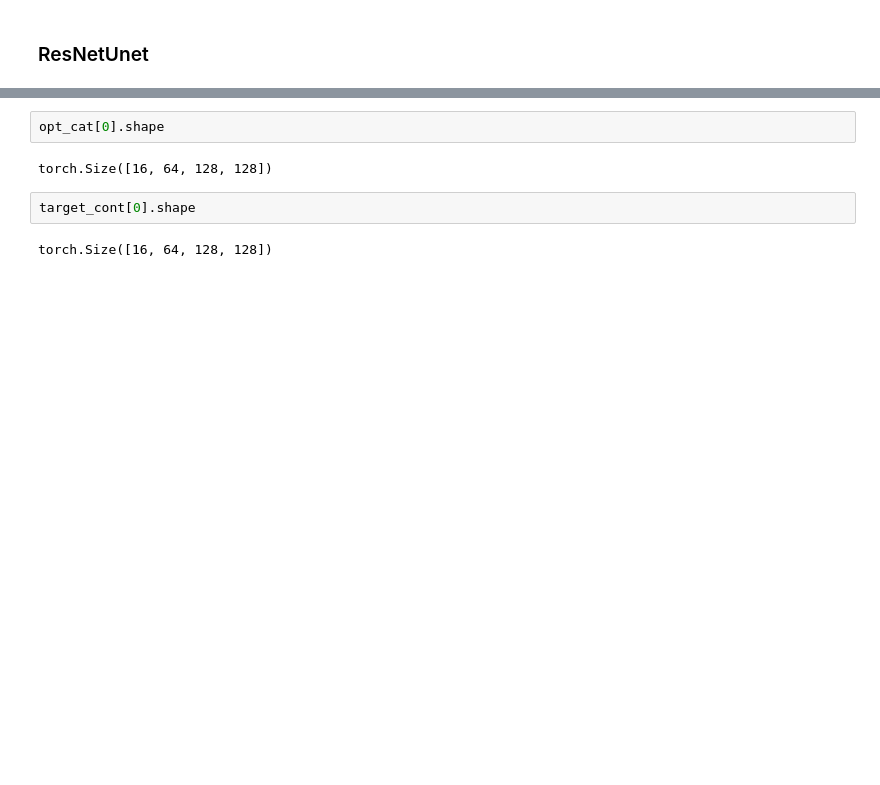
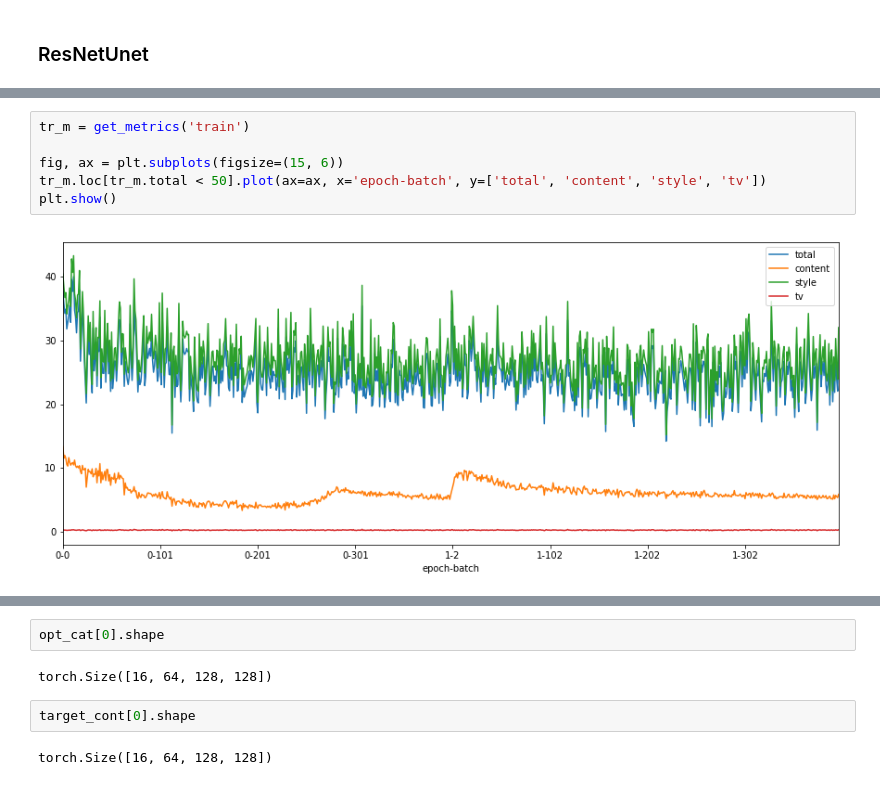
Before and after one commit to gabrielelanaro/ml-prototypes, a Jupyter notebook: prototypes/styletransfer/fast_neural_st/FastNeuralST.ipynb, the cells around one changed output, grey strips where cells are left out. Saved outputs shown, nothing was run; the diff lists cells and outputs as text; blank space fills up the shorter version.

```diff
--- a/prototypes/styletransfer/fast_neural_st/FastNeuralST.ipynb
+++ b/prototypes/styletransfer/fast_neural_st/FastNeuralST.ipynb
@@ -535,0 +586,8 @@ epoch, i, phase
+# %%
+tr_m = get_metrics('train')
+
+fig, ax = plt.subplots(figsize=(15, 6))
+tr_m.loc[tr_m.total < 50].plot(ax=ax, x='epoch-batch', y=['total', 'content', 'style', 'tv'])
+plt.show()
+# %% [output]
+[figure, added]
```
Also changed, not shown: parts of 22 cells of this notebook.
